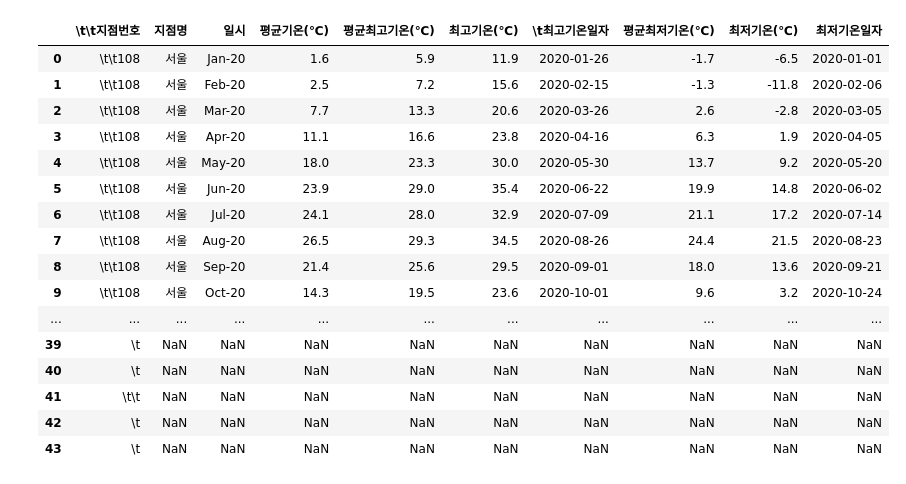
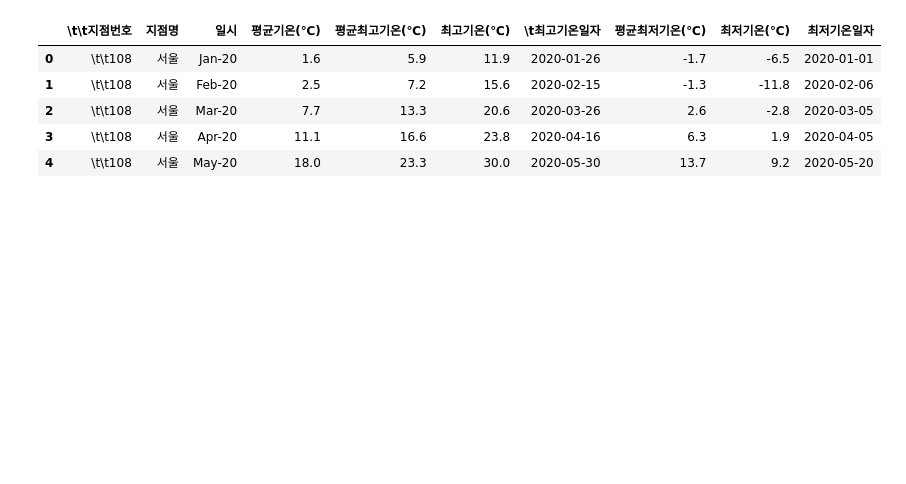
Before and after one commit to BanSugyeong/Crime-Alert-Service, a Jupyter notebook: machine learning/weather/weather.ipynb, the cells around one changed output. Drawn from its saved outputs; the diff is of its cells as text; code cells hidden in the pictures; blank space fills up the shorter version.

```diff
--- a/machine learning/weather/weather.ipynb
+++ b/machine learning/weather/weather.ipynb
@@ -28,21 +17,10 @@ rain
 # %%
-temp
+temp.head()
 # %% [output]
 |  | \t\t지점번호 | 지점명 | 일시 | 평균기온(℃) | 평균최고기온(℃) | 최고기온(℃) | \t최고기온일자 | 평균최저기온(℃) | 최저기온(℃) | 최저기온일자 |
 | 0 | \t\t108 | 서울 | Jan-20 | 1.6 | 5.9 | 11.9 | 2020-01-26 | -1.7 | -6.5 | 2020-01-01 |
 | 1 | \t\t108 | 서울 | Feb-20 | 2.5 | 7.2 | 15.6 | 2020-02-15 | -1.3 | -11.8 | 2020-02-06 |
 | 2 | \t\t108 | 서울 | Mar-20 | 7.7 | 13.3 | 20.6 | 2020-03-26 | 2.6 | -2.8 | 2020-03-05 |
 | 3 | \t\t108 | 서울 | Apr-20 | 11.1 | 16.6 | 23.8 | 2020-04-16 | 6.3 | 1.9 | 2020-04-05 |
 | 4 | \t\t108 | 서울 | May-20 | 18.0 | 23.3 | 30.0 | 2020-05-30 | 13.7 | 9.2 | 2020-05-20 |
-| 5 | \t\t108 | 서울 | Jun-20 | 23.9 | 29.0 | 35.4 | 2020-06-22 | 19.9 | 14.8 | 2020-06-02 |
-| 6 | \t\t108 | 서울 | Jul-20 | 24.1 | 28.0 | 32.9 | 2020-07-09 | 21.1 | 17.2 | 2020-07-14 |
-| 7 | \t\t108 | 서울 | Aug-20 | 26.5 | 29.3 | 34.5 | 2020-08-26 | 24.4 | 21.5 | 2020-08-23 |
-| 8 | \t\t108 | 서울 | Sep-20 | 21.4 | 25.6 | 29.5 | 2020-09-01 | 18.0 | 13.6 | 2020-09-21 |
-| 9 | \t\t108 | 서울 | Oct-20 | 14.3 | 19.5 | 23.6 | 2020-10-01 | 9.6 | 3.2 | 2020-10-24 |
-| ... | ... | ... | ... | ... | ... | ... | ... | ... | ... | ... |
-| 39 | \t | NaN | NaN | NaN | NaN | NaN | NaN | NaN | NaN | NaN |
-| 40 | \t | NaN | NaN | NaN | NaN | NaN | NaN | NaN | NaN | NaN |
-| 41 | \t\t | NaN | NaN | NaN | NaN | NaN | NaN | NaN | NaN | NaN |
-| 42 | \t | NaN | NaN | NaN | NaN | NaN | NaN | NaN | NaN | NaN |
-| 43 | \t | NaN | NaN | NaN | NaN | NaN | NaN | NaN | NaN | NaN |
 # %%
```
Also changed, not shown: parts of 8 cells of this notebook, 2 other files.
